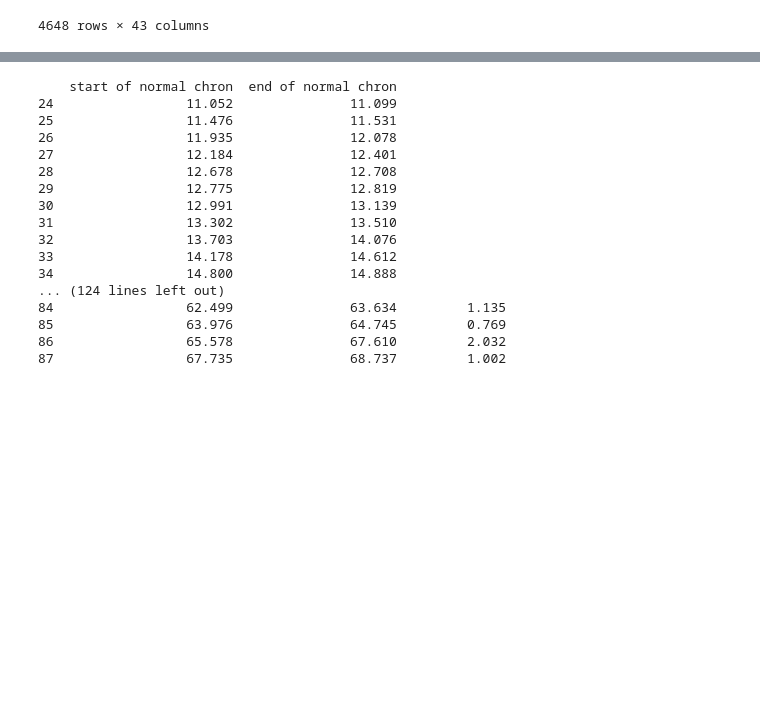
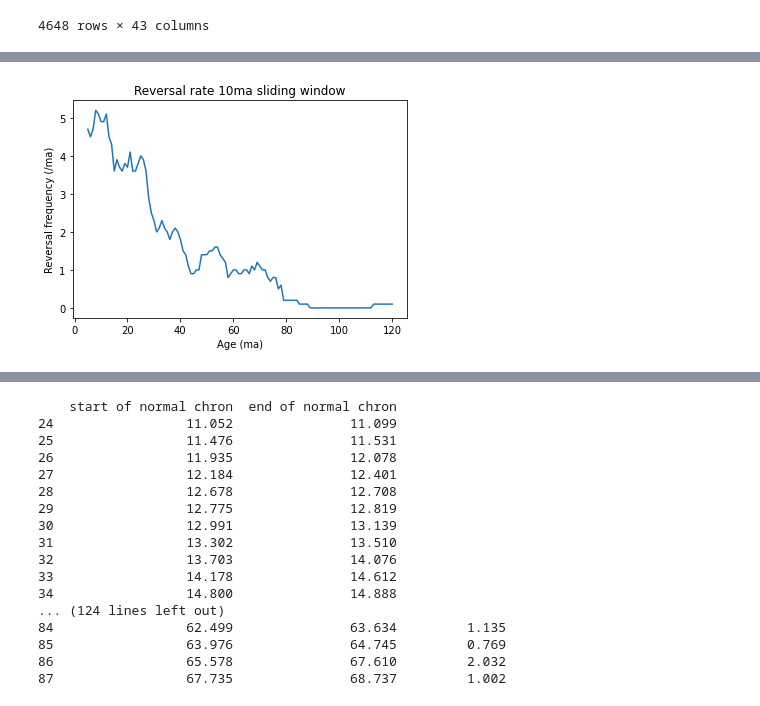
Before and after one commit to MurrayJaneMary/Stochastic, a Jupyter notebook: Analyse PINT and GPTS data.ipynb, the cells around one changed output, grey strips where cells are left out. Saved outputs shown, nothing was run; the diff lists cells and outputs as text; code cells hidden in the pictures; blank space fills up the shorter version.

```diff
--- a/Analyse PINT and GPTS data.ipynb
+++ b/Analyse PINT and GPTS data.ipynb
@@ -108,0 +177,10 @@ gptsList
+# %%
+revFreqs = []
+ages = []
+for age in range(5,121):
+    lowerAgeLimit = age - 5
+    upperAgeLimit = age + 5
+    reversalFreq = calc_rev_freq(lowerAgeLimit, upperAgeLimit, plot=False)
+    dictRev = {age: reversalFreq}
+    revFreqs.append(reversalFreq)
+    ages.append(age)
@@ -108,0 +224,8 @@ gptsList
+# %%
+plt.plot(ages, revFreqs)
+plt.title('Reversal rate 10ma sliding window')
+plt.xlabel('Age (ma)')
+plt.ylabel('Reversal frequency (/ma)')
+plt.show()
+# %% [output]
+[figure, added]
```
Also changed, not shown: parts of 10 cells of this notebook.
